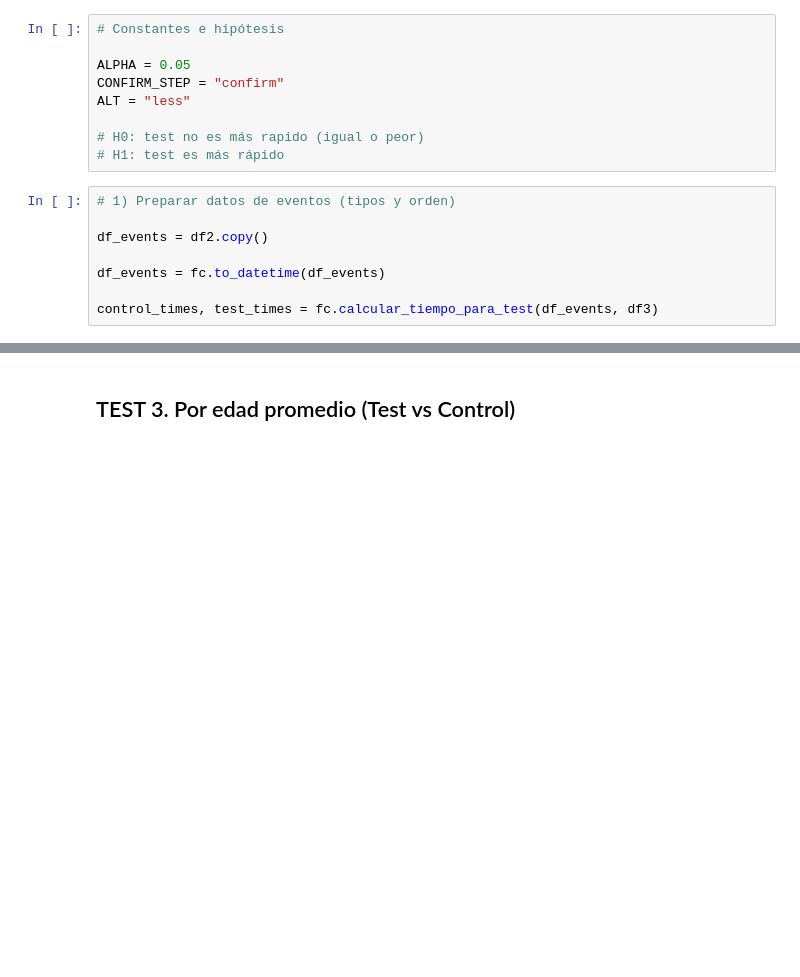
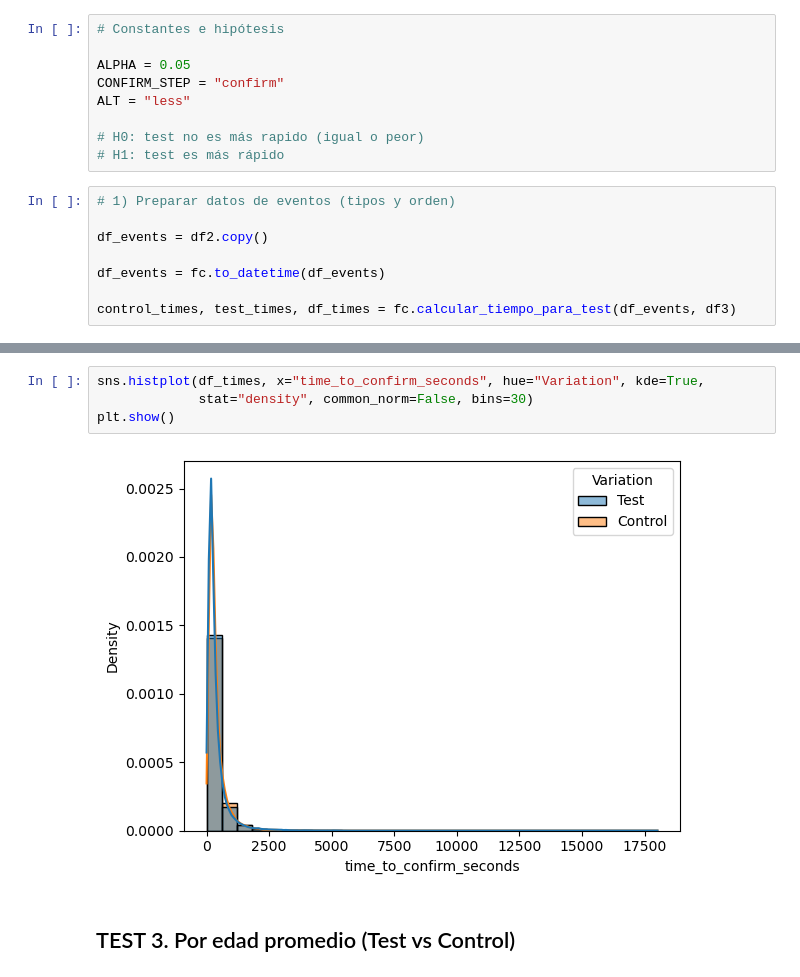
Before and after one commit to juaruibel/project2-cx-julio-juanjo, a Jupyter notebook: notebooks/2_testing.ipynb, the cells around one changed output, grey strips where cells are left out. Drawn from its saved outputs; the diff is of its cells as text; blank space fills up the shorter version.

```diff
--- a/notebooks/2_testing.ipynb
+++ b/notebooks/2_testing.ipynb
@@ -123,7 +123,7 @@ df_events = df2.copy()
 
 df_events = fc.to_datetime(df_events)
 
-control_times, test_times = fc.calcular_tiempo_para_test(df_events, df3)
+control_times, test_times, df_times = fc.calcular_tiempo_para_test(df_events, df3)
 # %%
 # 2) TEST
 
@@ -135,6 +135,12 @@ p_value
 # nula y se acepta alternativa.
 # %% [output]
 np.float64(1.324369909605251e-05)
+# %%
+sns.histplot(df_times, x="time_to_confirm_seconds", hue="Variation", kde=True,
+             stat="density", common_norm=False, bins=30)
+plt.show()
+# %% [output]
+[figure, added]
 # %% [markdown]
 ## TEST 3. Por edad promedio (Test vs Control)
 # %%
```
Also changed, not shown: parts of 1 cell of this notebook.
